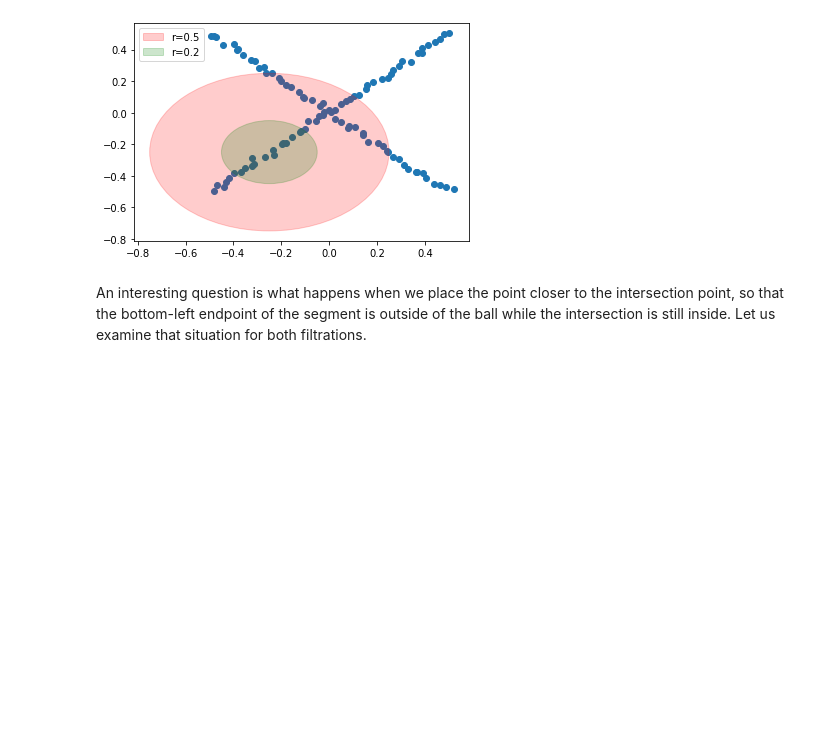
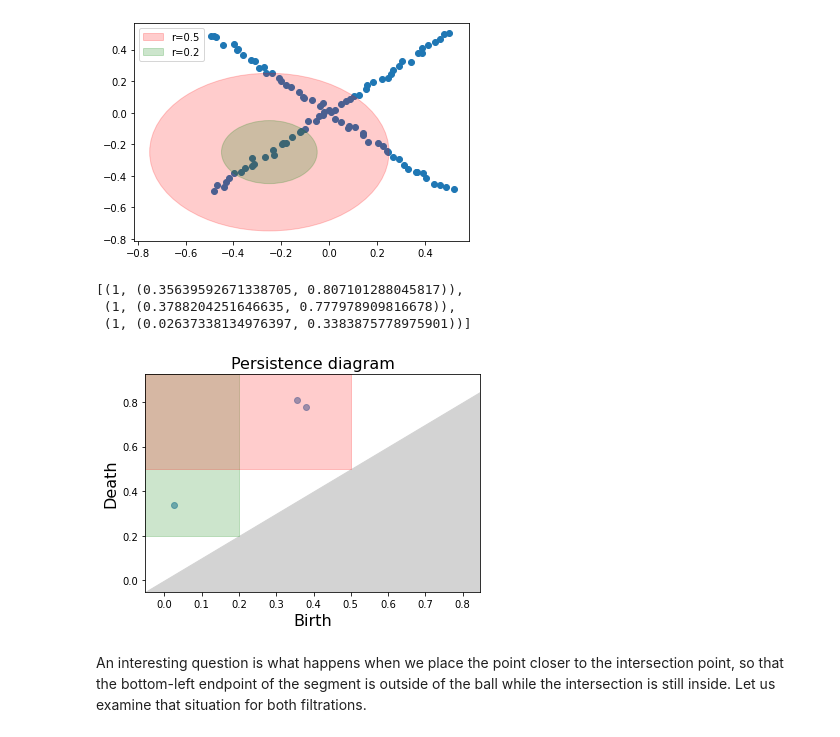
Before and after one commit to wreise/local_homology, a Jupyter notebook: notebooks/Tutorial.ipynb, the cells around one changed output. Saved outputs shown, nothing was run; the diff lists cells and outputs as text; code cells hidden in the pictures; blank space fills up the shorter version.

```diff
--- a/notebooks/Tutorial.ipynb
+++ b/notebooks/Tutorial.ipynb
@@ -127,5 +123,16 @@ plt.legend()
 # %% [output]
 <matplotlib.legend.Legend at 0x...>
 [figure]
+# %%
+r_dgm1 = compute_local_homology_r(point_cloud, x, alpha, 2)
+plot_persistence_diagram(r_dgm1)
+plot_rectangle(0.2, color="green")
+plot_rectangle(0.5, color="red")
+r_dgm1
+# %% [output]
+[(1, (0.35639592671338705, 0.807101288045817)),
+ (1, (0.3788204251646635, 0.777978909816678)),
+ (1, (0.02637338134976397, 0.3383875778975901))]
+[figure, added]
 # %% [markdown]
 An interesting question is what happens when we place the point closer to the intersection point, so that the bottom-left endpoint of the segment is outside of the ball while the intersection is still inside. Let us examine that situation for both filtrations.
```
Also changed, not shown: parts of 22 cells of this notebook, 2 other files.
